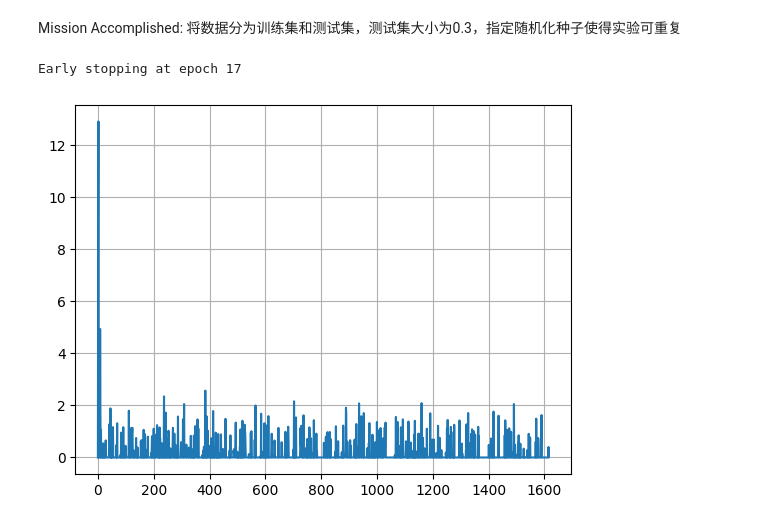
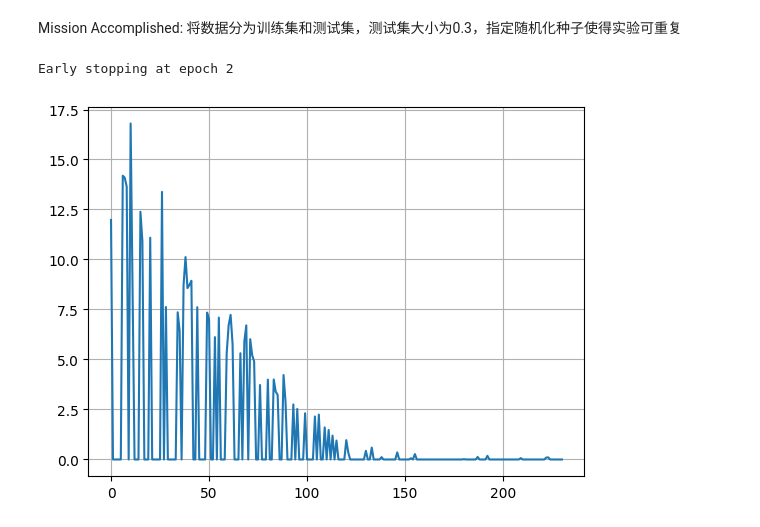
Before and after one commit to ziyuanLi-alex/sdm274, a Jupyter notebook: assgn03_wine/wine.ipynb, the cells around one changed output. Saved outputs shown, nothing was run; the diff lists cells and outputs as text; code cells hidden in the pictures.

```diff
--- a/assgn03_wine/wine.ipynb
+++ b/assgn03_wine/wine.ipynb
@@ -107,17 +107,21 @@ class Perceptron():
         plt.plot(self.loss)
         plt.grid()
         plt.show()
+
+    def predict(self, X):
+        X_bar = self._preprocess_data(X)
+        return np.sign(self._predict(X_bar))
 # %%
 # we need some conversion between numpy and pandas
 X_train = X_train.to_numpy() if isinstance(X_train, pd.DataFrame) else X_train
 y_train = y_train.to_numpy() if isinstance(y_train, pd.Series) else y_train
 
 model = Perceptron()
-model.learning_rate = 3e-6
+model.learning_rate = 2e-7
 model.epochs = 100
 model.tol = 1e-2
 model.SGD(X_train, y_train)
 model.plot_loss()
 # %% [output]
-Early stopping at epoch 17
+Early stopping at epoch 2
-[figure, old version]
+[figure, new version]
```
Also changed, not shown: parts of 5 cells of this notebook.
